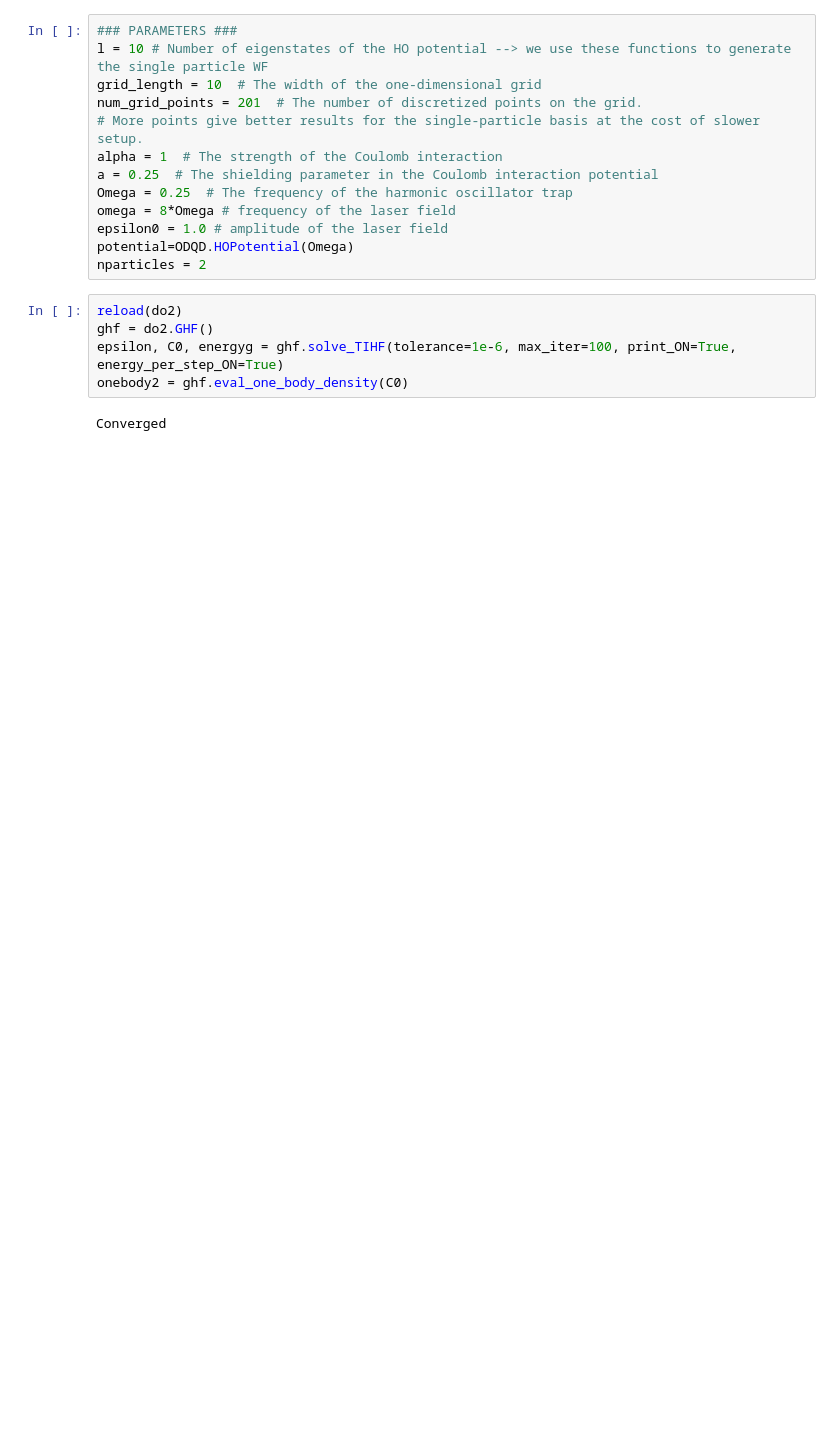
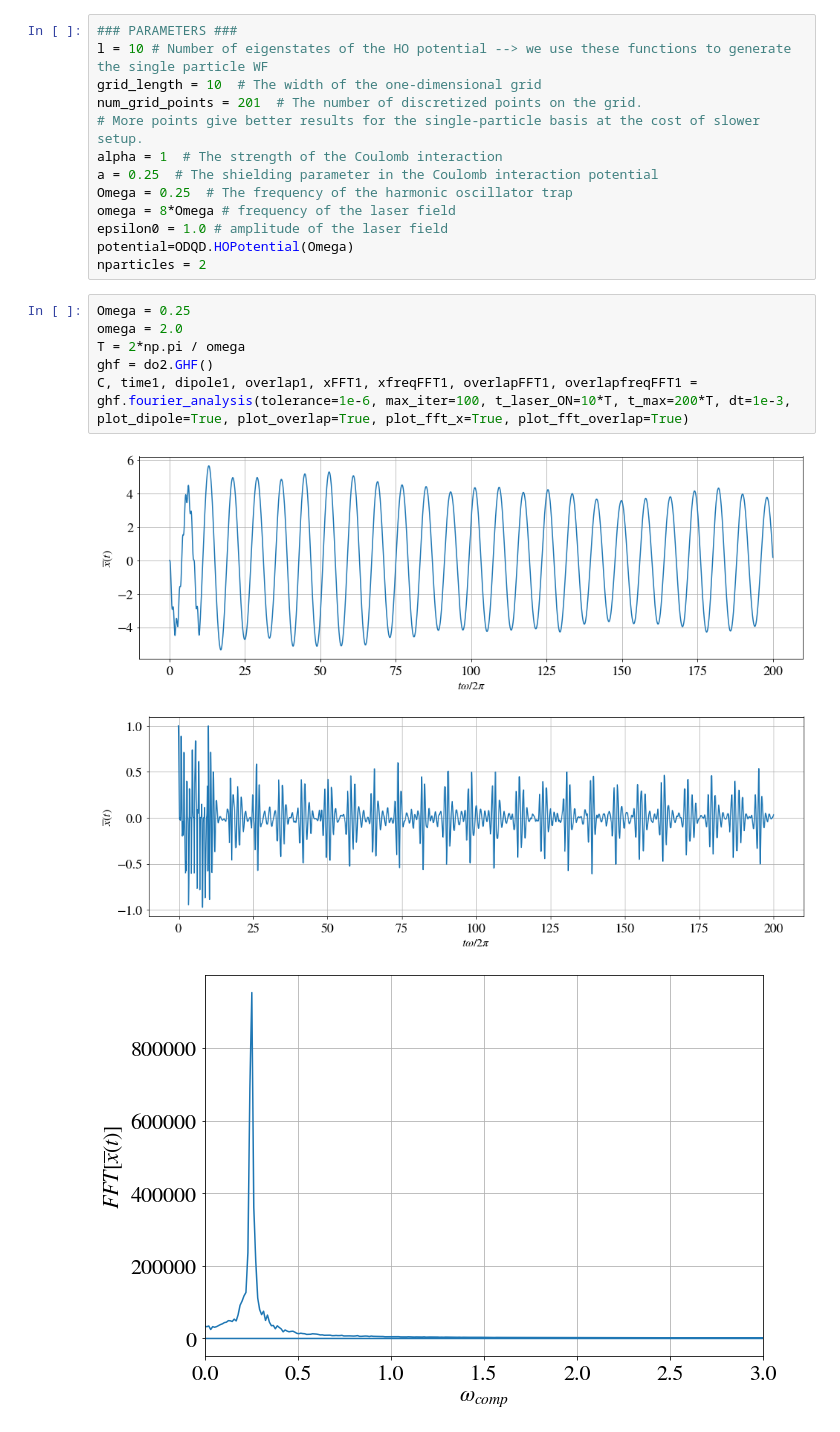
Before and after one commit to Matteo294/FYS4411, a Jupyter notebook: Project2/code/tdhf.ipynb, the cells around one changed output. Saved outputs shown, nothing was run; the diff lists cells and outputs as text; blank space fills up the shorter version.

```diff
--- a/Project2/code/tdhf.ipynb
+++ b/Project2/code/tdhf.ipynb
@@ -34,10 +36,13 @@ omega = 8*Omega # frequency of the laser field
 epsilon0 = 1.0 # amplitude of the laser field
 potential=ODQD.HOPotential(Omega)
 nparticles = 2
-# %%
-reload(do2)
-ghf = do2.GHF()
-epsilon, C0, energyg = ghf.solve_TIHF(tolerance=1e-6, max_iter=100, print_ON=True, energy_per_step_ON=True)
-onebody2 = ghf.eval_one_body_density(C0)
-# %% [output]
-Converged
+# %%
+Omega = 0.25
+omega = 2.0
+T = 2*np.pi / omega
+ghf = do2.GHF()
+C, time1, dipole1, overlap1, xFFT1, xfreqFFT1, overlapFFT1, overlapfreqFFT1 = ghf.fourier_analysis(tolerance=1e-6, max_iter=100, t_laser_ON=10*T, t_max=200*T, dt=1e-3, plot_dipole=True, plot_overlap=True, plot_fft_x=True, plot_fft_overlap=True)
+# %% [output]
+[figure, added]
+[figure, added]
+[figure, added]
```
Also changed, not shown: parts of 4 cells of this notebook, 11 other files.
